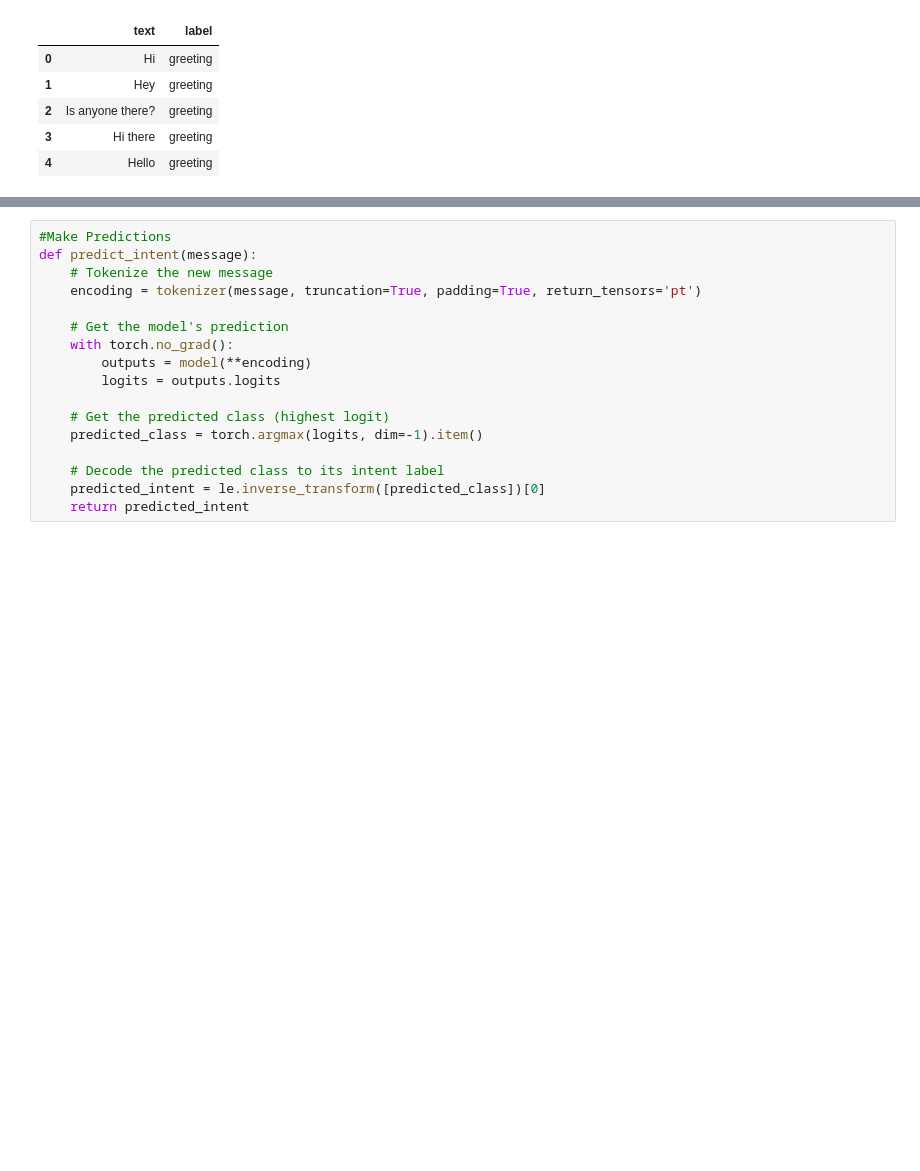
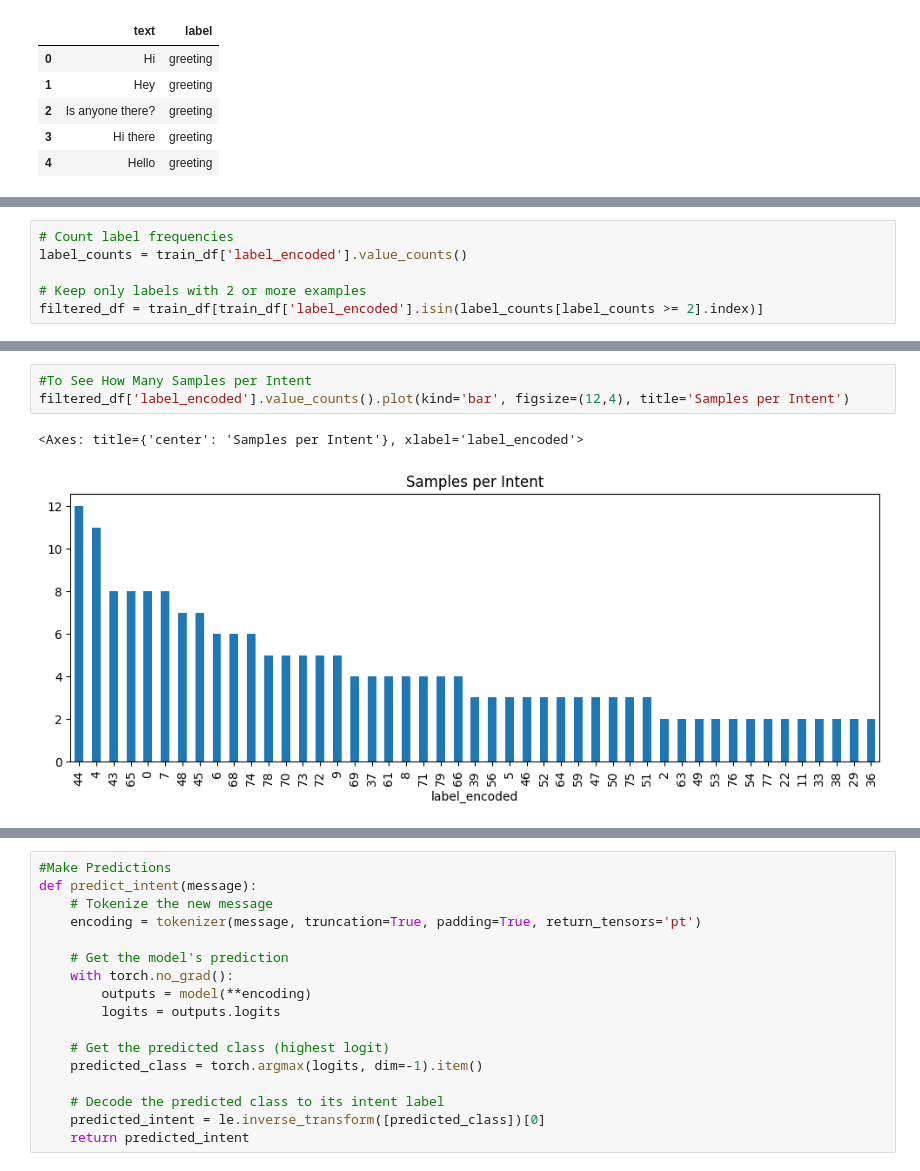
Before and after one commit to Mmariam2001/Mental-Health-Assistant-using-BERT, a Jupyter notebook: Task_Assistant.ipynb, the cells around one changed output, grey strips where cells are left out. Cells and saved outputs as stored; diff of their text form; blank space fills up the shorter version.

```diff
--- a/Task_Assistant.ipynb
+++ b/Task_Assistant.ipynb
@@ -104,0 +102,6 @@ print(encodings.keys)
+# %%
+# Count label frequencies
+label_counts = train_df['label_encoded'].value_counts()
+
+# Keep only labels with 2 or more examples
+filtered_df = train_df[train_df['label_encoded'].isin(label_counts[label_counts >= 2].index)]
@@ -104,0 +119,6 @@ print(encodings.keys)
+# %%
+#To See How Many Samples per Intent
+filtered_df['label_encoded'].value_counts().plot(kind='bar', figsize=(12,4), title='Samples per Intent')
+# %% [output]
+<Axes: title={'center': 'Samples per Intent'}, xlabel='label_encoded'>
+[figure, added]
```
Also changed, not shown: parts of 22 cells of this notebook.
